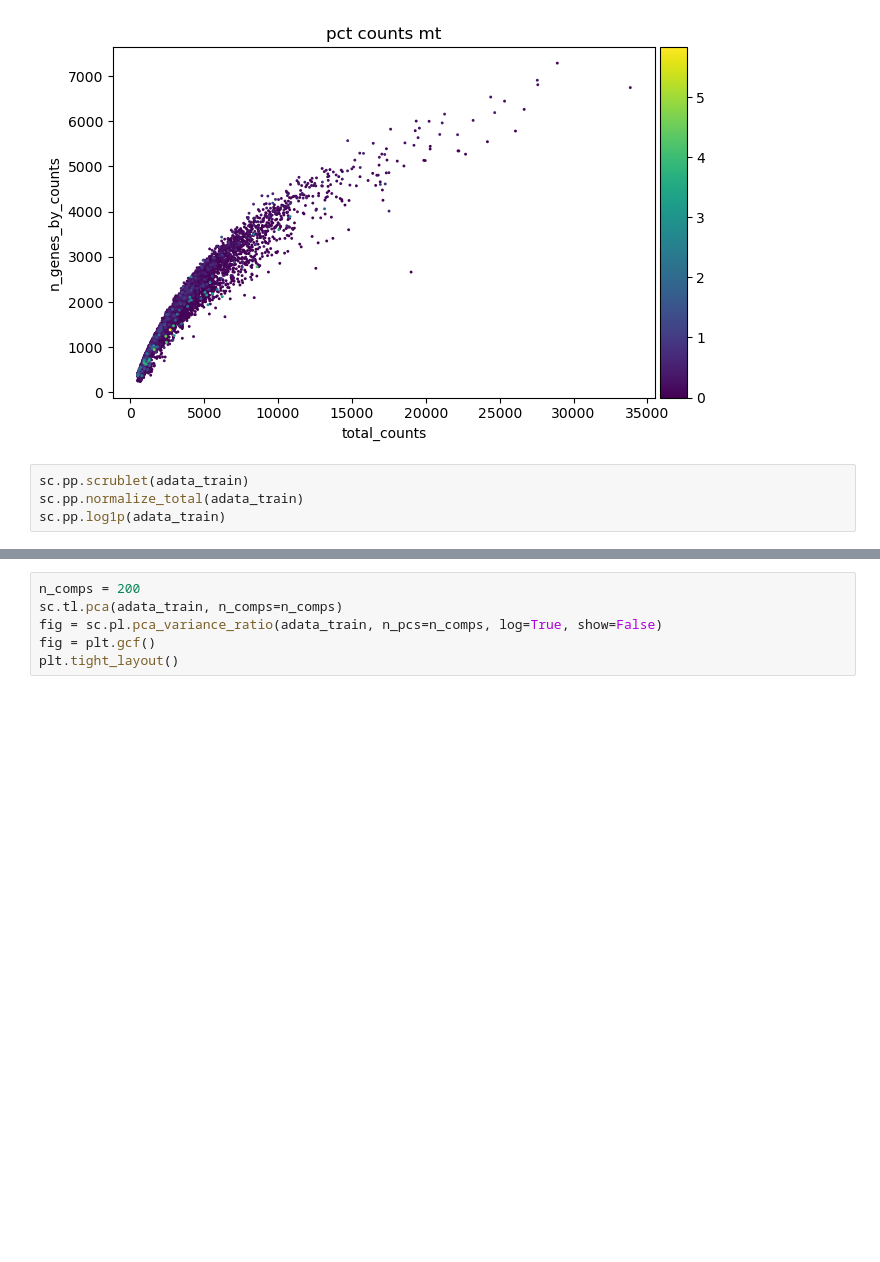
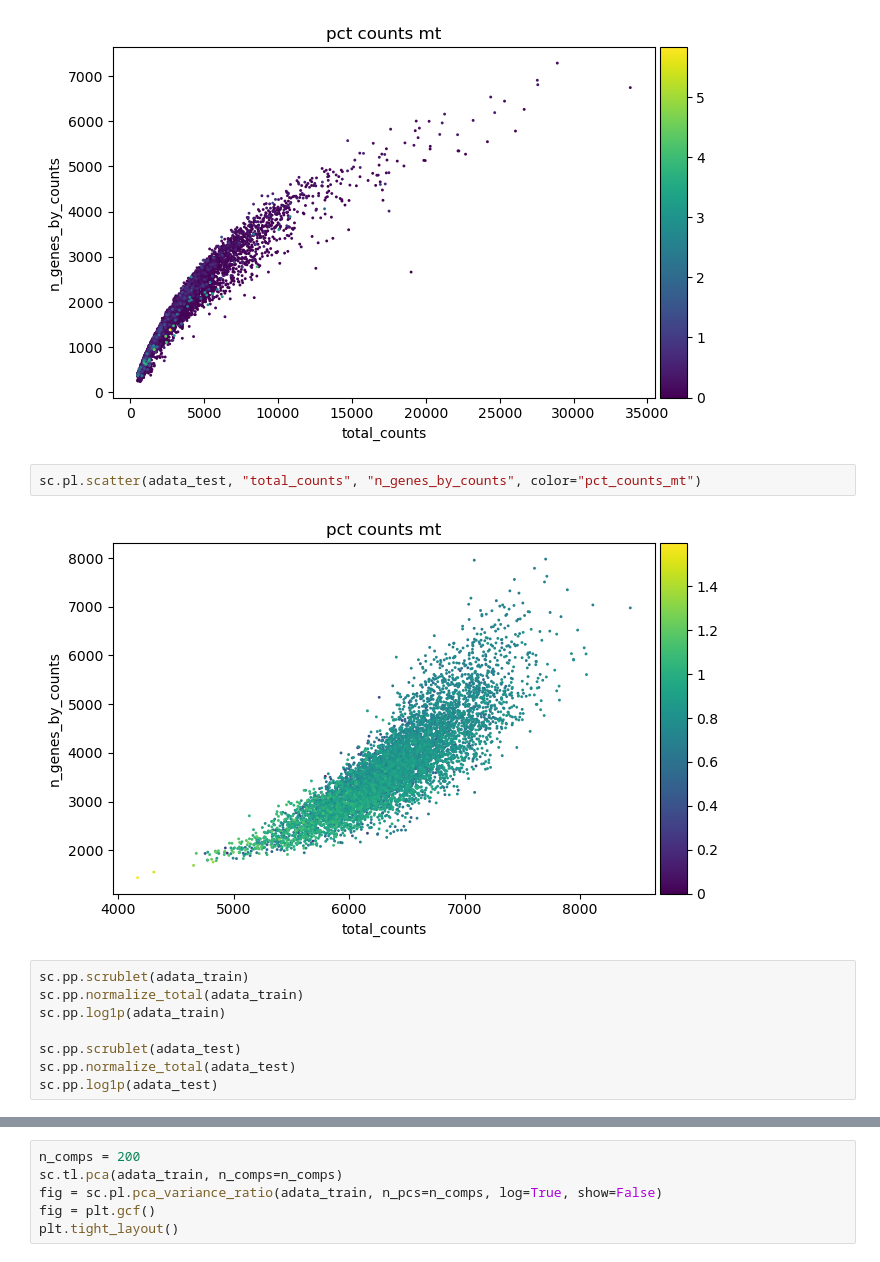
Before and after one commit to easwaranramamurthy/cell-type-classification, a Jupyter notebook: src/01_preprocess_sc_data.ipynb, the cells around one changed output, grey strips where cells are left out. Drawn from its saved outputs; the diff is of its cells as text; blank space fills up the shorter version.

```diff
--- a/src/01_preprocess_sc_data.ipynb
+++ b/src/01_preprocess_sc_data.ipynb
@@ -118,8 +139,16 @@ sc.pl.violin(
 sc.pl.scatter(adata_train, "total_counts", "n_genes_by_counts", color="pct_counts_mt")
 # %% [output]
 [figure]
+# %%
+sc.pl.scatter(adata_test, "total_counts", "n_genes_by_counts", color="pct_counts_mt")
+# %% [output]
+[figure, added]
 # %%
 sc.pp.scrublet(adata_train)
 sc.pp.normalize_total(adata_train)
 sc.pp.log1p(adata_train)
+
+sc.pp.scrublet(adata_test)
+sc.pp.normalize_total(adata_test)
+sc.pp.log1p(adata_test)
 # %%
```
Also changed, not shown: parts of 36 cells of this notebook, 3 other files.
